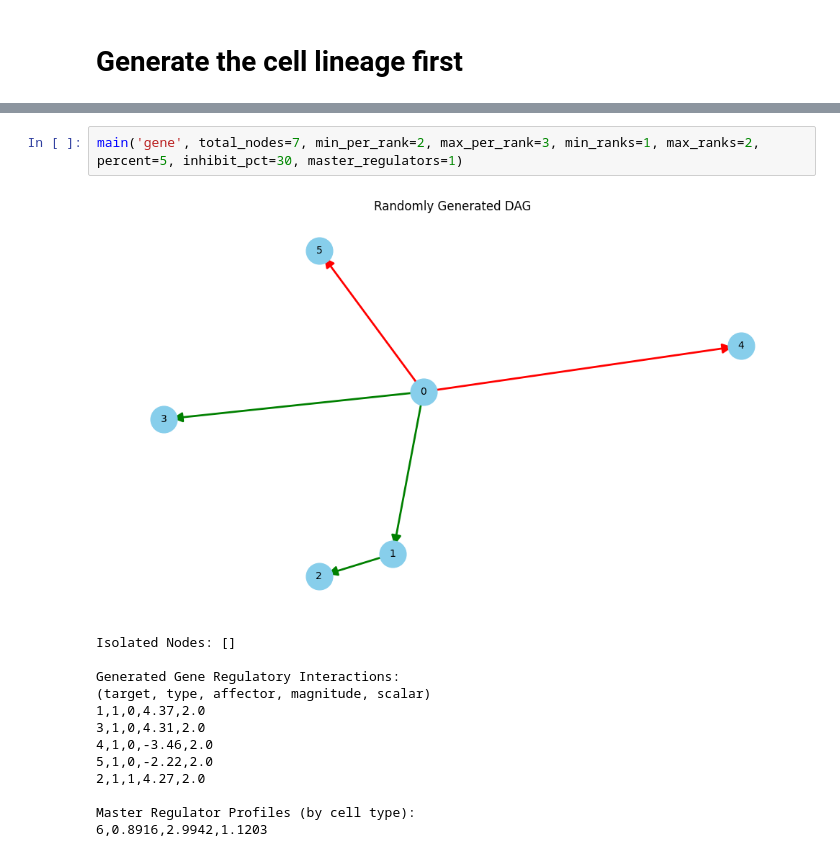
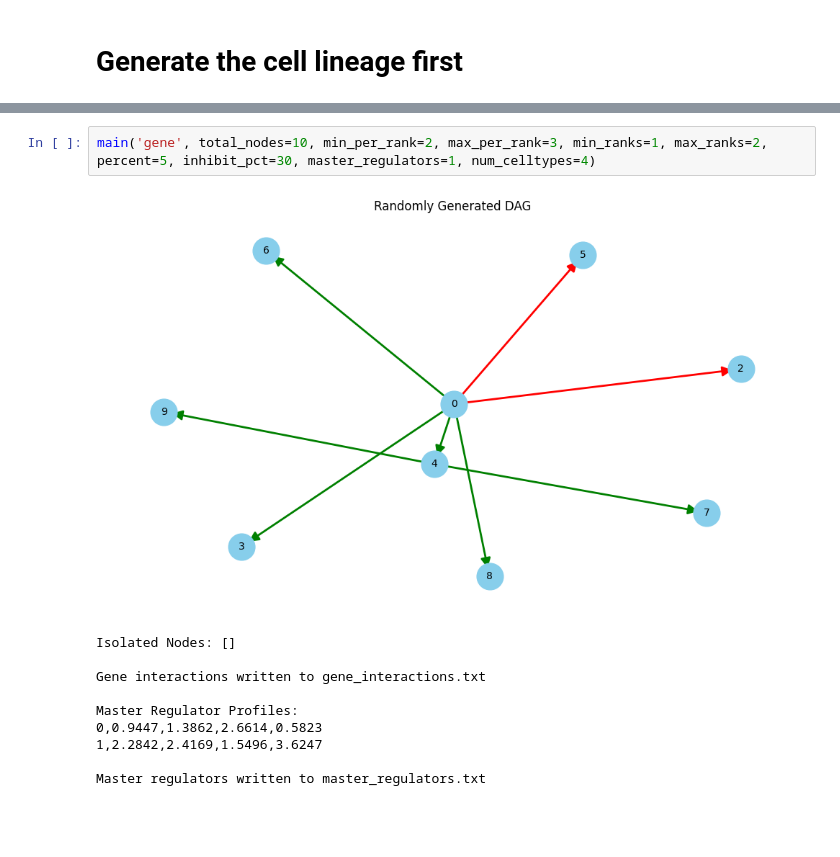
Before and after one commit to jchen1095/grn-thesis, a Jupyter notebook: src/grn_creation/generate_grn.ipynb, the cells around one changed output, grey strips where cells are left out. Drawn from its saved outputs; the diff is of its cells as text; blank space fills up the shorter version.

```diff
--- a/src/grn_creation/generate_grn.ipynb
+++ b/src/grn_creation/generate_grn.ipynb
@@ -209,18 +225,15 @@ Perturbed Adjacency Matrix:
 
 Perturbed matrix written to perturbed_matrix.tab
 # %%
-main('gene', total_nodes=7, min_per_rank=2, max_per_rank=3, min_ranks=1, max_ranks=2, percent=5, inhibit_pct=30, master_regulators=1)
+main('gene', total_nodes=10, min_per_rank=2, max_per_rank=3, min_ranks=1, max_ranks=2, percent=5, inhibit_pct=30, master_regulators=1, num_celltypes=4)
 # %% [output]
-[figure, old version]
+[figure, new version]
 Isolated Nodes: []
 
-Generated Gene Regulatory Interactions:
-(target, type, affector, magnitude, scalar)
-1,1,0,4.37,2.0
-3,1,0,4.31,2.0
-4,1,0,-3.46,2.0
-5,1,0,-2.22,2.0
-2,1,1,4.27,2.0
+Gene interactions written to gene_interactions.txt
 
-Master Regulator Profiles (by cell type):
-6,0.8916,2.9942,1.1203
+Master Regulator Profiles:
+0,0.9447,1.3862,2.6614,0.5823
+1,2.2842,2.4169,1.5496,3.6247
+
+Master regulators written to master_regulators.txt
```
Also changed, not shown: parts of 2 cells of this notebook, 19 other files.
